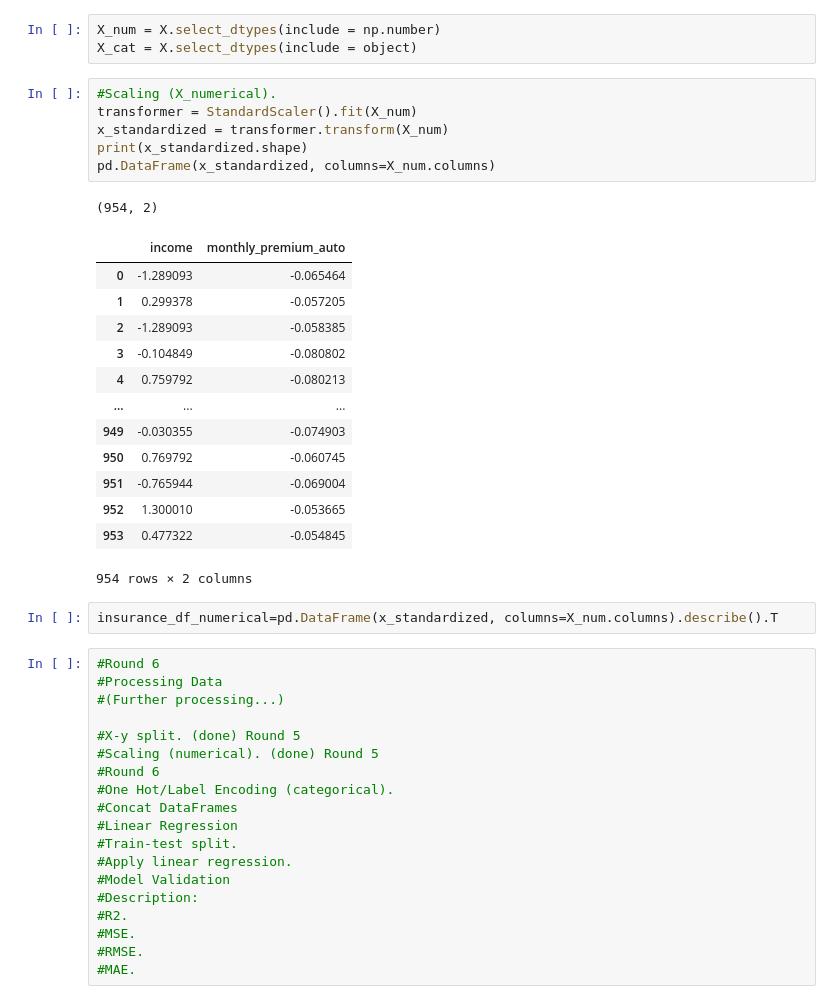
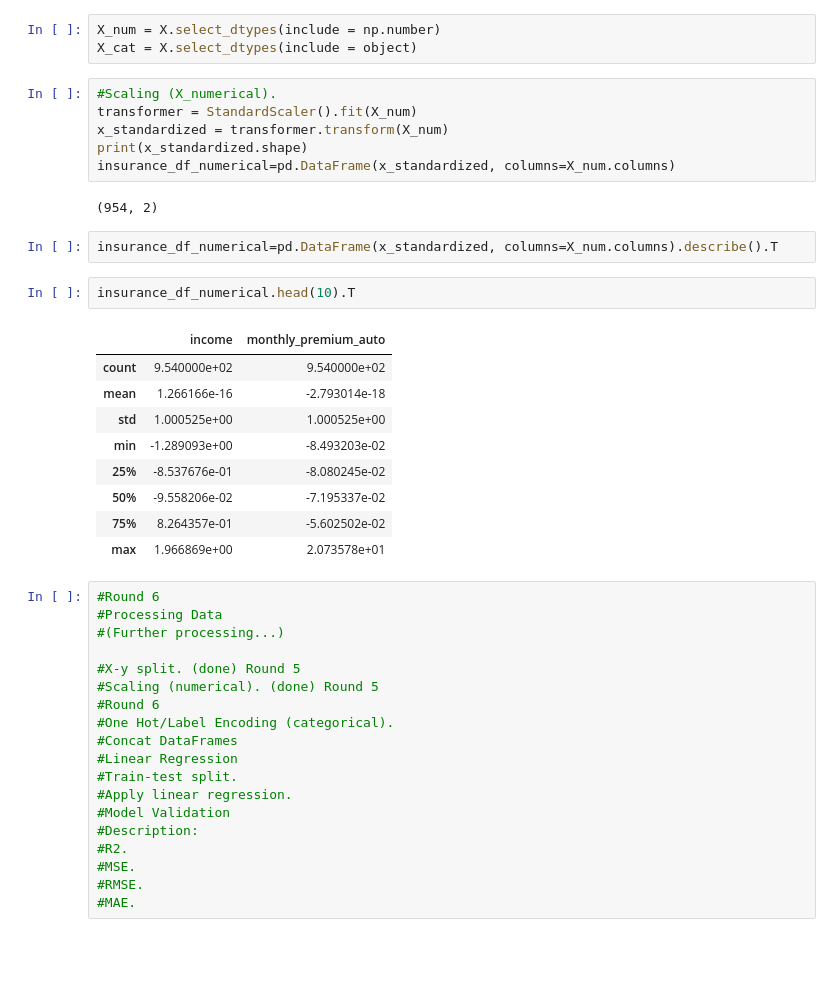
Before and after one commit to NURIAT83/lab-dw-data-cleaning-and-formatting, a Jupyter notebook: lab-dw-data-cleaning-and-formatting_SIXTH_DRAFT.ipynb, the cells around one changed output. Cells and saved outputs as stored; diff of their text form; blank space fills up the shorter version.

```diff
--- a/lab-dw-data-cleaning-and-formatting_SIXTH_DRAFT.ipynb
+++ b/lab-dw-data-cleaning-and-formatting_SIXTH_DRAFT.ipynb
@@ -655,24 +649,23 @@ X_cat = X.select_dtypes(include = object)
 transformer = StandardScaler().fit(X_num)
 x_standardized = transformer.transform(X_num)
 print(x_standardized.shape)
-pd.DataFrame(x_standardized, columns=X_num.columns)
+insurance_df_numerical=pd.DataFrame(x_standardized, columns=X_num.columns)
 # %% [output]
 (954, 2)
-|  | income | monthly_premium_auto |
-| 0 | -1.289093 | -0.065464 |
-| 1 | 0.299378 | -0.057205 |
-| 2 | -1.289093 | -0.058385 |
-| 3 | -0.104849 | -0.080802 |
-| 4 | 0.759792 | -0.080213 |
-| ... | ... | ... |
-| 949 | -0.030355 | -0.074903 |
-| 950 | 0.769792 | -0.060745 |
-| 951 | -0.765944 | -0.069004 |
-| 952 | 1.300010 | -0.053665 |
-| 953 | 0.477322 | -0.054845 |
-954 rows × 2 columns
 # %%
 insurance_df_numerical=pd.DataFrame(x_standardized, columns=X_num.columns).describe().T
+# %%
+insurance_df_numerical.head(10).T
+# %% [output]
+|  | income | monthly_premium_auto |
+| count | 9.540000e+02 | 9.540000e+02 |
+| mean | 1.266166e-16 | -2.793014e-18 |
+| std | 1.000525e+00 | 1.000525e+00 |
+| min | -1.289093e+00 | -8.493203e-02 |
+| 25% | -8.537676e-01 | -8.080245e-02 |
+| 50% | -9.558206e-02 | -7.195337e-02 |
+| 75% | 8.264357e-01 | -5.602502e-02 |
+| max | 1.966869e+00 | 2.073578e+01 |
 # %%
 #Round 6
 #Processing Data
```
Also changed, not shown: parts of 18 cells of this notebook, 4 other files.
